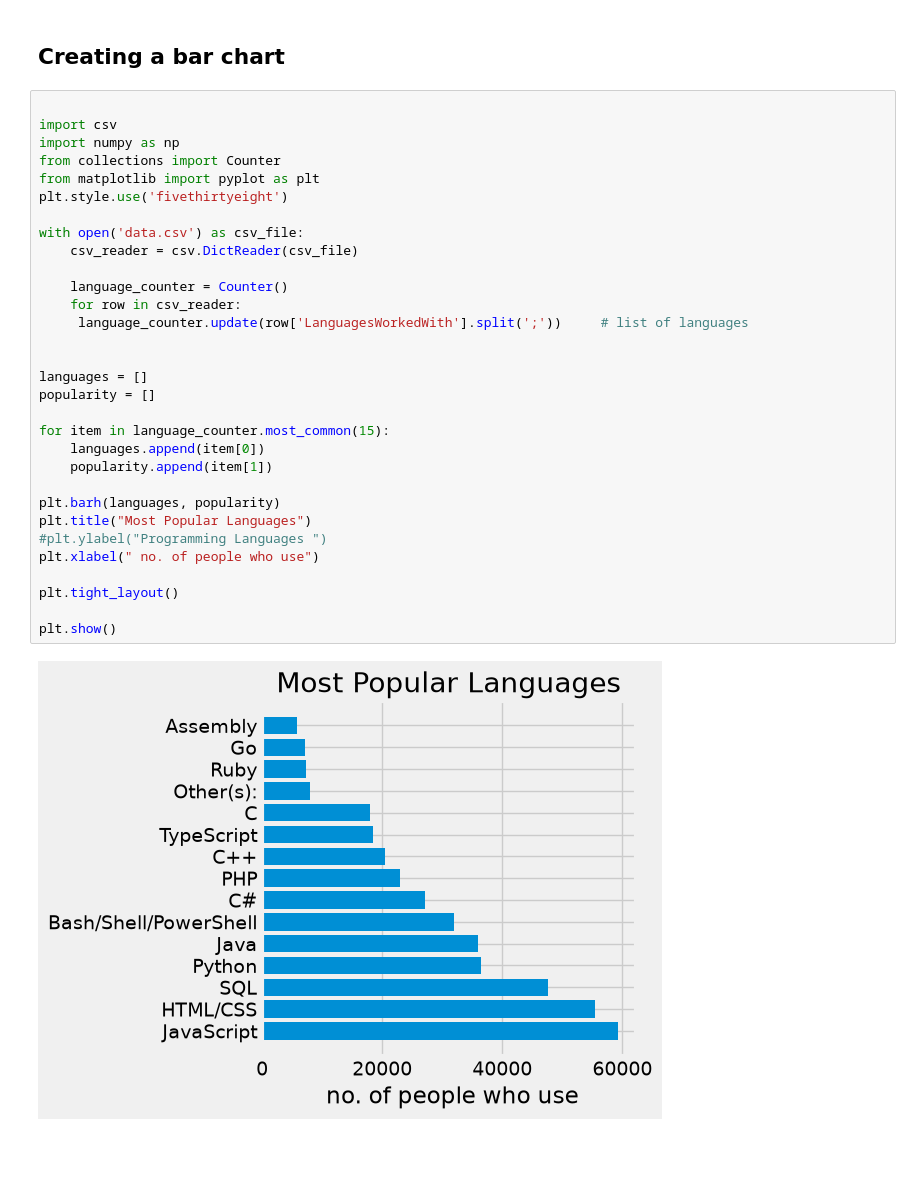
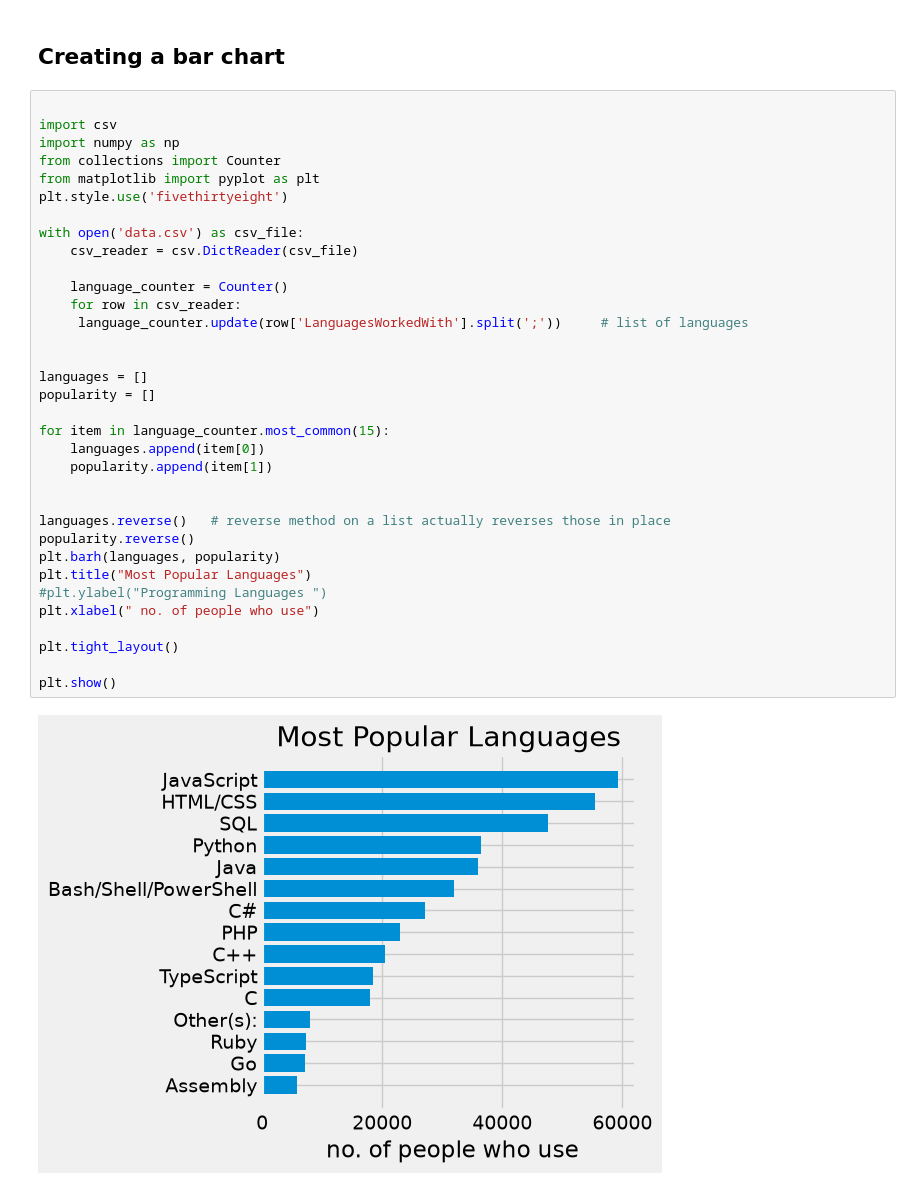
Before and after one commit to certifiedslidder-sudo/Matplotlib, a Jupyter notebook: BarCharts_csv.ipynb, the cells around one changed output. Cells and saved outputs as stored; diff of their text form; blank space fills up the shorter version.

Commit message:
reverse method

```diff
--- a/BarCharts_csv.ipynb
+++ b/BarCharts_csv.ipynb
@@ -110,31 +110,34 @@ print(popularity)
 import csv
 import numpy as np
 from collections import Counter
 from matplotlib import pyplot as plt
 plt.style.use('fivethirtyeight')
 
 with open('data.csv') as csv_file:
     csv_reader = csv.DictReader(csv_file)
 
     language_counter = Counter()
     for row in csv_reader:
      language_counter.update(row['LanguagesWorkedWith'].split(';'))     # list of languages
 
 
 languages = []
 popularity = []
 
 for item in language_counter.most_common(15):
     languages.append(item[0])
     popularity.append(item[1])
 
+
+languages.reverse()   # reverse method on a list actually reverses those in place
+popularity.reverse()
 plt.barh(languages, popularity)
 plt.title("Most Popular Languages")
 #plt.ylabel("Programming Languages ")
 plt.xlabel(" no. of people who use")
 
 plt.tight_layout()
 
 plt.show()
 # %% [output]
-[figure, old version]
+[figure, new version]
```
